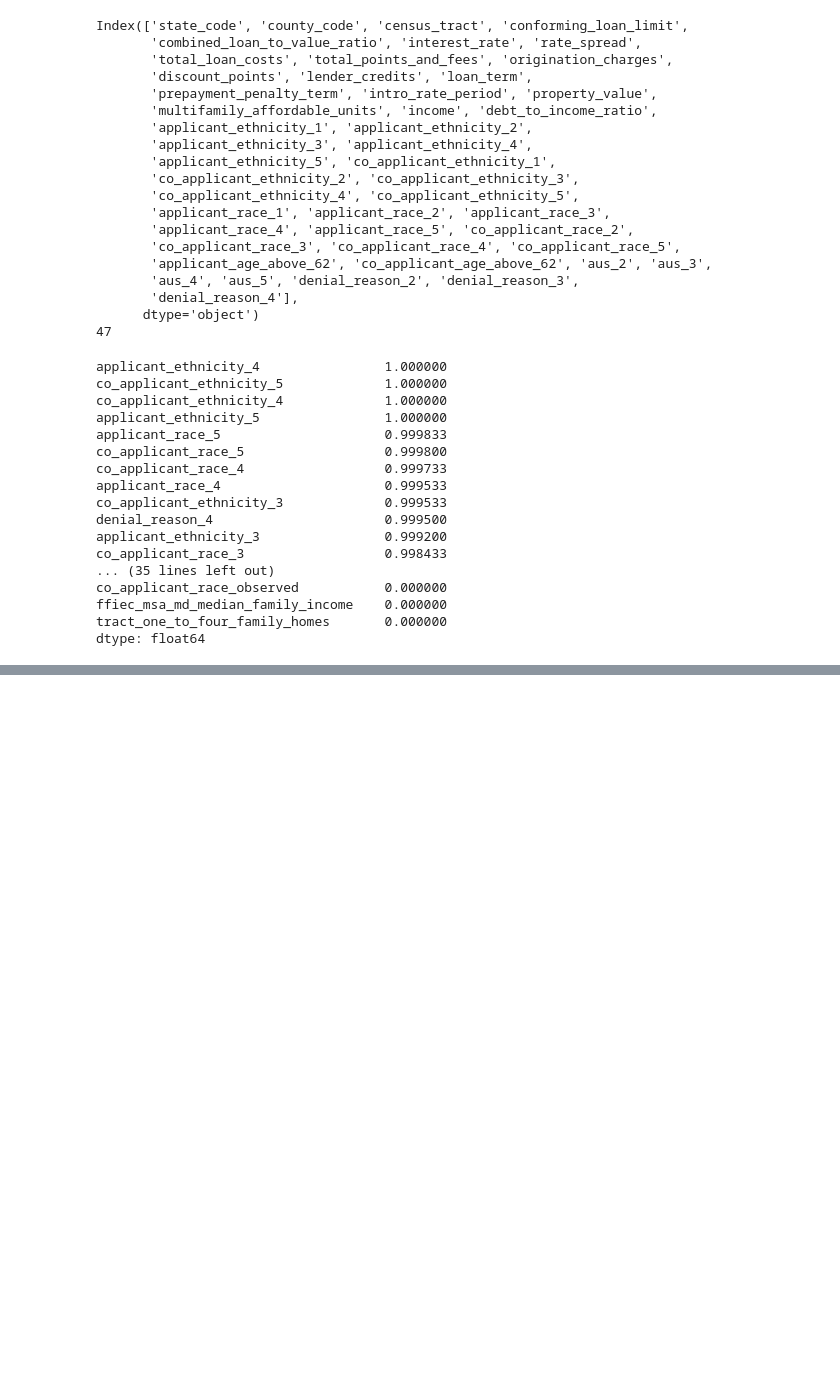
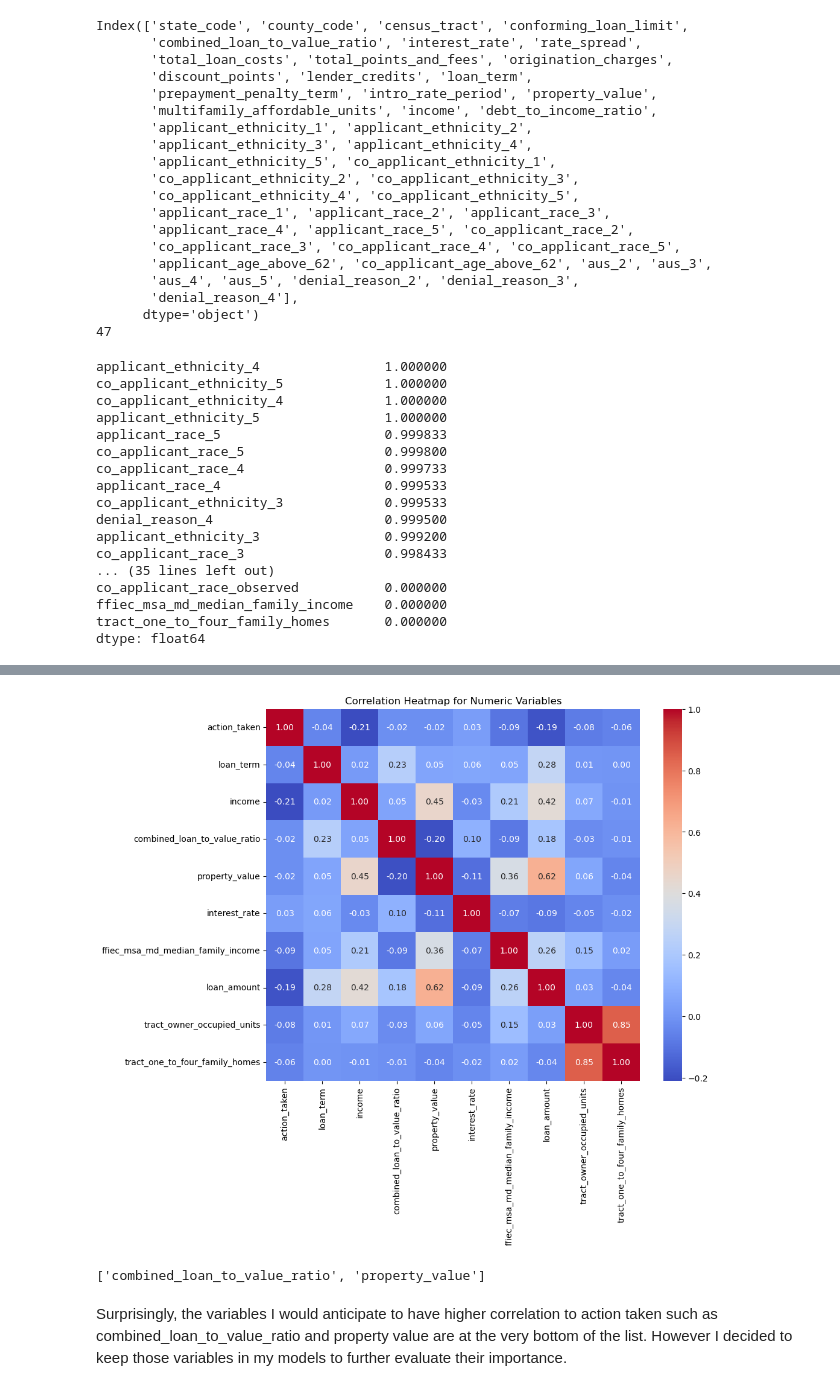
Before and after one commit to YanHuang1994/House-loan-prediction, a Jupyter notebook: house_loan_prediction.ipynb, the cells around one changed output, grey strips where cells are left out. Saved outputs shown, nothing was run; the diff lists cells and outputs as text; code cells hidden in the pictures; blank space fills up the shorter version.

Commit message:
[add]:"implement data preprocessing"

```diff
--- a/house_loan_prediction.ipynb
+++ b/house_loan_prediction.ipynb
@@ -289,0 +374,6 @@ dtype: float64
+# %%
+drop_list_selected = [col for col in sampled_data.columns if col not in keep_list]
+
+sampled_data.drop(labels=drop_list_selected, axis=1, inplace=True)
+
+sampled_data.shape
@@ -289,0 +520,18 @@ dtype: float64
+# %%
+#winsorize : loan term, combined loan to value ratios, property value, capping at 90%
+
+winsorized_cols=['loan_term', 'combined_loan_to_value_ratio', 'property_value', 'interest_rate', 'loan_amount', 'tract_owner_occupied_units', 'tract_one_to_four_family_homes']
+
+for col in winsorized_cols:
+  sampled_data[col]=winsorize(sampled_data[col], limits=(0, 0.05), inplace=True)
+
+print(sampled_data[['loan_term', 'combined_loan_to_value_ratio', 'property_value', 'interest_rate', 'loan_amount', 'tract_owner_occupied_units', 'tract_one_to_four_family_homes']].describe())
+
+#log transform income ( it has some negative values)
+sampled_data['income']=np.log1p(sampled_data['income']) ## np.log1p() computes the natural logarithm of the 'income' column after adding 1 to each value. The function handles negative values by transforming them appropriately.
+#nan values are returned for neg values so I ll have to fill them again with mean
+
+sampled_data['income'].fillna(sampled_data['income'].mean(), inplace=True)
+
+#check outcomes
+print(sampled_data[['loan_term', 'combined_loan_to_value_ratio', 'property_value', 'interest_rate', 'loan_amount', 'tract_owner_occupied_units', 'tract_one_to_four_family_homes', 'income']].describe())
@@ -289,0 +556,9 @@ dtype: float64
+# %%
+#### NOW AGAIN select numeric variables from sampled data that is cleaner.
+#filter action_taken( target var) &  actual numerical variables based on the codebook for pearson coefficient
+numeric_df_clean=sampled_data[['action_taken', 'loan_term', 'income', 'combined_loan_to_value_ratio', 'property_value', 'interest_rate', 'ffiec_msa_md_median_family_income', 'loan_amount', 'tract_owner_occupied_units', 'tract_one_to_four_family_homes']]
+
+
+rounded_num_df_clean = numeric_df_clean.round(5)
+print(rounded_num_df_clean.describe())
+numeric_df_clean.info()
@@ -289,0 +583,4 @@ dtype: float64
+# %%
+corr=numeric_df_clean.corr()
+
+num_corr_actiontaken=abs(corr['action_taken'])
@@ -289,0 +601,18 @@ dtype: float64
+# %%
+#visualize
+plt.figure(figsize=(10, 8))
+sns.heatmap(corr,  annot=True, cmap='coolwarm', fmt='.2f')
+
+
+plt.title('Correlation Heatmap for Numeric Variables')
+plt.show()
+# %% [output]
+[figure, added]
+# %%
+# I won't drop those variables in the end even though correlation is almost non-existant
+drop_list_corr = sorted(list(num_corr_actiontaken[num_corr_actiontaken < 0.02].index))
+print(drop_list_corr)
+# %% [output]
+['combined_loan_to_value_ratio', 'property_value']
+# %% [markdown]
+Surprisingly, the variables I would anticipate to have higher correlation to action taken such as combined_loan_to_value_ratio and property value are at the very bottom of the list. However I decided to keep those variables in my models to further evaluate their importance.
```
Also changed, not shown: parts of 60 cells of this notebook.
